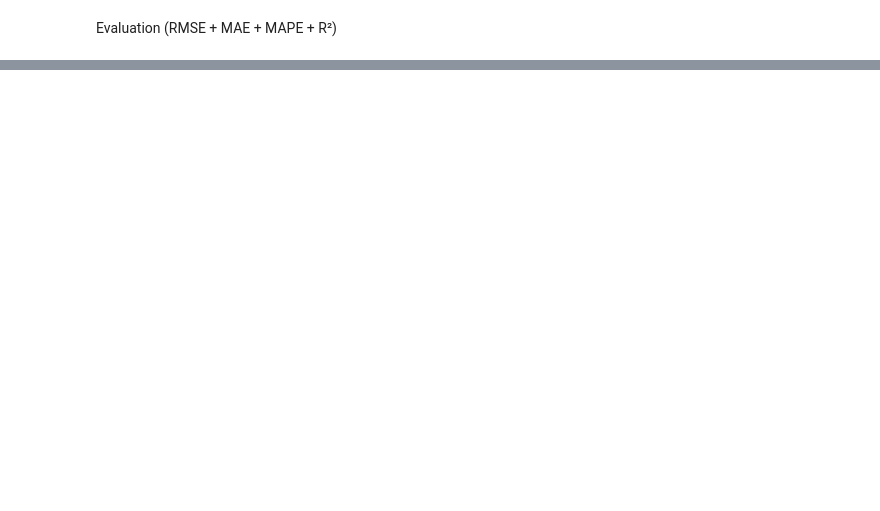
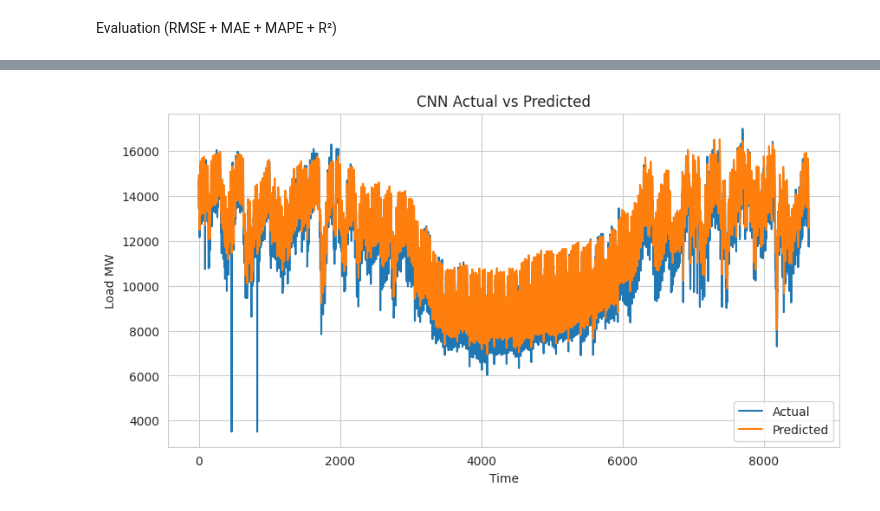
Before and after one commit to Joydas2003/Electrical-Load-Forcasting-Ml, a Jupyter notebook: Machine Learning Based short term Electrical Load Forcasting.ipynb, the cells around one changed output, grey strips where cells are left out. Cells and saved outputs as stored; diff of their text form; code cells hidden in the pictures; blank space fills up the shorter version.

```diff
--- a/Machine Learning Based short term Electrical Load Forcasting.ipynb
+++ b/Machine Learning Based short term Electrical Load Forcasting.ipynb
@@ -1037,0 +1217,31 @@ plt.show()
+# %%
+from sklearn.metrics import mean_squared_error, mean_absolute_error, r2_score
+
+model.load_state_dict(torch.load("best_cnn.pt"))
+model.eval()
+
+preds = []
+
+with torch.no_grad():
+    for xb, yb in test_loader:
+        xb = xb.to(device)
+        out = model(xb)
+        preds.append(out.cpu().numpy())
+
+y_pred = np.concatenate(preds, axis=0)
+
+# Inverse scaling
+y_pred_inv = scaler_y.inverse_transform(y_pred)
+y_test_inv = scaler_y.inverse_transform(y_test_seq.numpy())
+
+mse  = mean_squared_error(y_test_inv, y_pred_inv)
+rmse = np.sqrt(mse)
+mae  = mean_absolute_error(y_test_inv, y_pred_inv)
+r2   = r2_score(y_test_inv, y_pred_inv)
+mape = np.mean(np.abs((y_test_inv - y_pred_inv)/y_test_inv))*100
+
+print("MSE :", mse)
+print("RMSE:", rmse)
+print("MAE :", mae)
+print("MAPE:", mape)
+print("R2  :", r2)
@@ -1037,0 +1263,11 @@ plt.show()
+# %%
+plt.figure(figsize=(10,5))
+plt.plot(y_test_inv,label="Actual")
+plt.plot(y_pred_inv,label="Predicted")
+plt.xlabel("Time")
+plt.ylabel("Load MW")
+plt.title("CNN Actual vs Predicted")
+plt.legend()
+plt.show()
+# %% [output]
+[figure, added]
```
Also changed, not shown: parts of 16 cells of this notebook.
